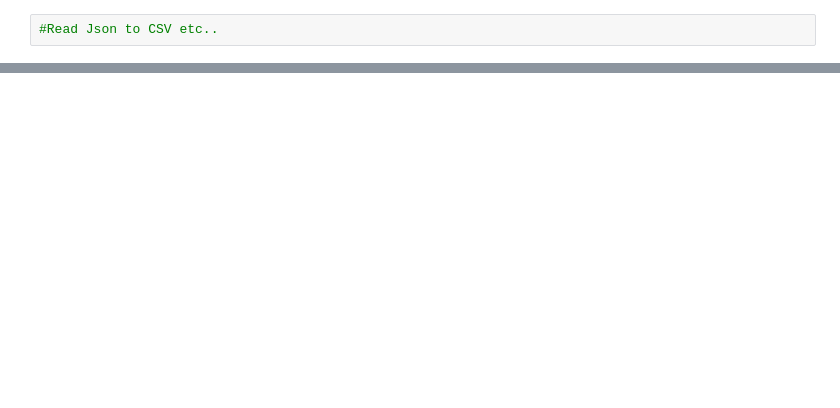
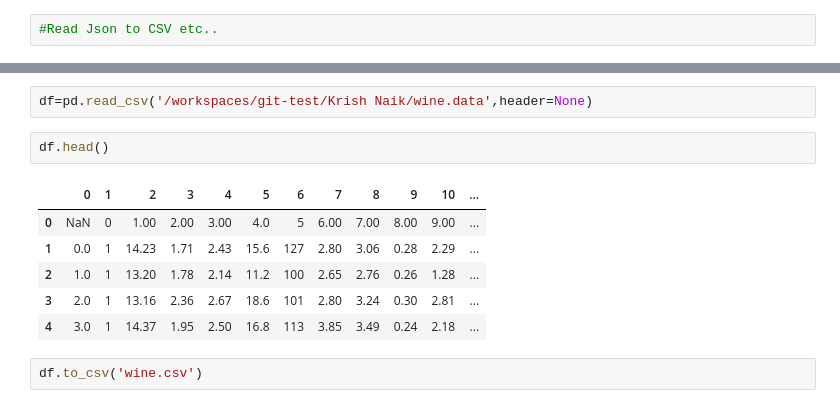
Before and after one commit to codesofpavan/git-test, a Jupyter notebook: Krish Naik/Pandas Tutorial.ipynb, the cells around one changed output, grey strips where cells are left out. Saved outputs shown, nothing was run; the diff lists cells and outputs as text; blank space fills up the shorter version.

```diff
--- a/Krish Naik/Pandas Tutorial.ipynb
+++ b/Krish Naik/Pandas Tutorial.ipynb
@@ -301,2 +292,15 @@ please provide us feedback at https://github.com/pandas-dev/pandas/issues/54466
 |  | employee_name | email | job_profile |
 | 0 | James | james@gmail.com | {'title1': 'Team Lead', 'title2':... |
+# %%
+df=pd.read_csv('/workspaces/git-test/Krish Naik/wine.data',header=None)
+# %%
+df.head()
+# %% [output]
+|  | 0 | 1 | 2 | 3 | 4 | 5 | 6 | 7 | 8 | 9 | 10 | ... |
+| 0 | NaN | 0 | 1.00 | 2.00 | 3.00 | 4.0 | 5 | 6.00 | 7.00 | 8.00 | 9.00 | ... |
+| 1 | 0.0 | 1 | 14.23 | 1.71 | 2.43 | 15.6 | 127 | 2.80 | 3.06 | 0.28 | 2.29 | ... |
+| 2 | 1.0 | 1 | 13.20 | 1.78 | 2.14 | 11.2 | 100 | 2.65 | 2.76 | 0.26 | 1.28 | ... |
+| 3 | 2.0 | 1 | 13.16 | 2.36 | 2.67 | 18.6 | 101 | 2.80 | 3.24 | 0.30 | 2.81 | ... |
+| 4 | 3.0 | 1 | 14.37 | 1.95 | 2.50 | 16.8 | 113 | 3.85 | 3.49 | 0.24 | 2.18 | ... |
+# %%
+df.to_csv('wine.csv')
```
Also changed, not shown: parts of 13 cells of this notebook.
